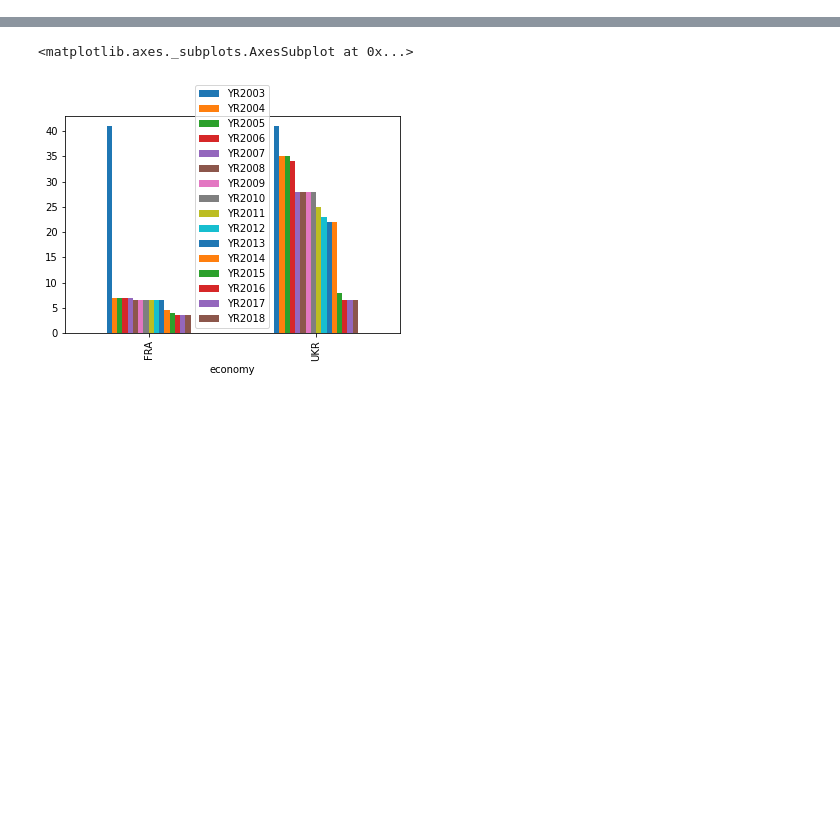
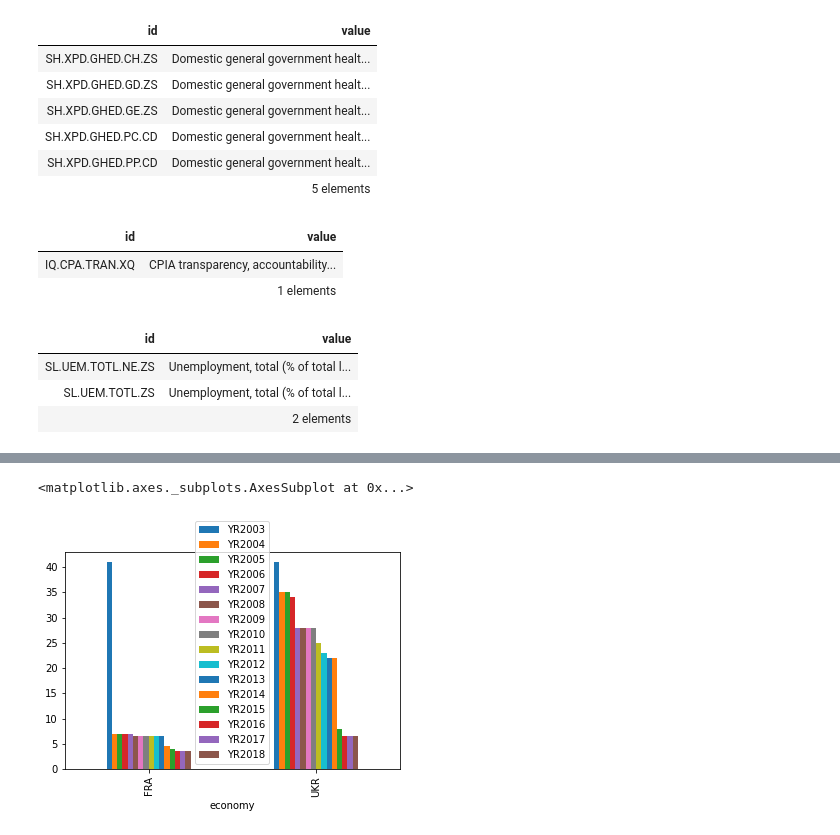
Before and after one commit to JaimeSastreCrespo/Project_2_Python_SQL_Poverty, a Jupyter notebook: Python_SQL_Project_Poverty.ipynb, the cells around one changed output, grey strips where cells are left out. Saved outputs shown, nothing was run; the diff lists cells and outputs as text; code cells hidden in the pictures; blank space fills up the shorter version.

```diff
--- a/Python_SQL_Project_Poverty.ipynb
+++ b/Python_SQL_Project_Poverty.ipynb
@@ -26,0 +87,23 @@ Requirement already satisfied: certifi>=2017.4.17 in /usr/local/lib/python3.7/di
+# %%
+wb.series.info(q="Domestic general government health expenditure")
+# %% [output]
+| id | value |
+| SH.XPD.GHED.CH.ZS | Domestic general government healt... |
+| SH.XPD.GHED.GD.ZS | Domestic general government healt... |
+| SH.XPD.GHED.GE.ZS | Domestic general government healt... |
+| SH.XPD.GHED.PC.CD | Domestic general government healt... |
+| SH.XPD.GHED.PP.CD | Domestic general government healt... |
+|  | 5 elements |
+# %%
+wb.series.info(q="corruption")
+# %% [output]
+| id | value |
+| IQ.CPA.TRAN.XQ | CPIA transparency, accountability... |
+|  | 1 elements |
+# %%
+wb.series.info(q="Unemployment, total (% of total labor force)")
+# %% [output]
+| id | value |
+| SL.UEM.TOTL.NE.ZS | Unemployment, total (% of total l... |
+| SL.UEM.TOTL.ZS | Unemployment, total (% of total l... |
+|  | 2 elements |
```
Also changed, not shown: parts of 9 cells of this notebook.
